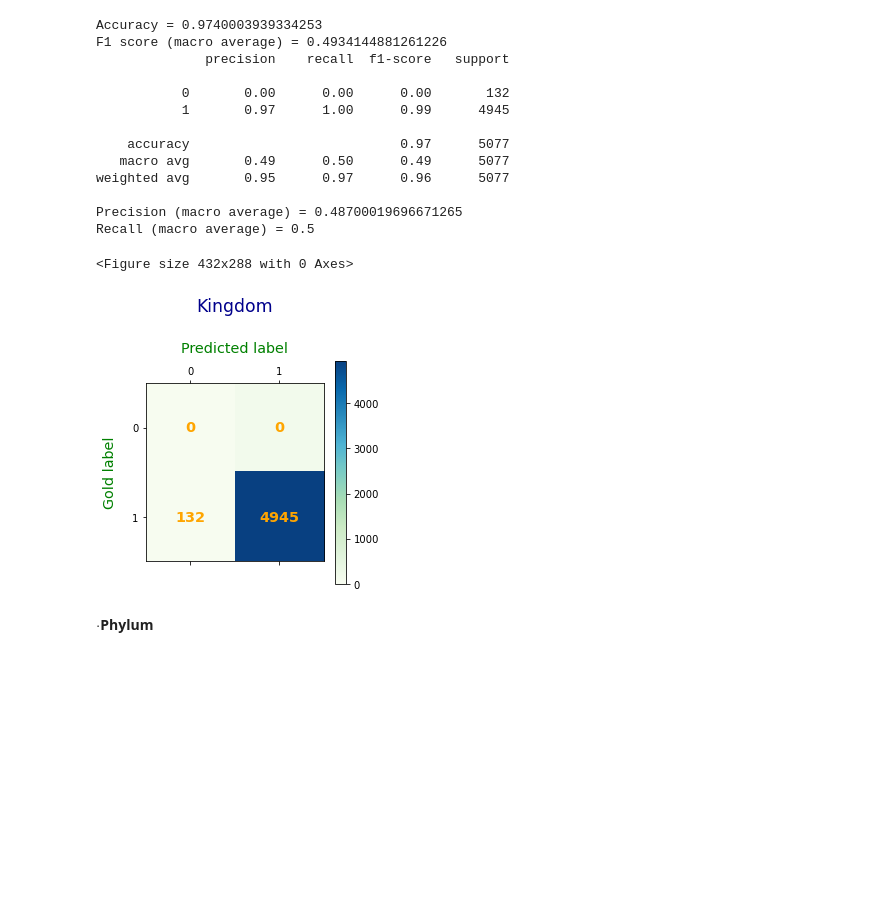
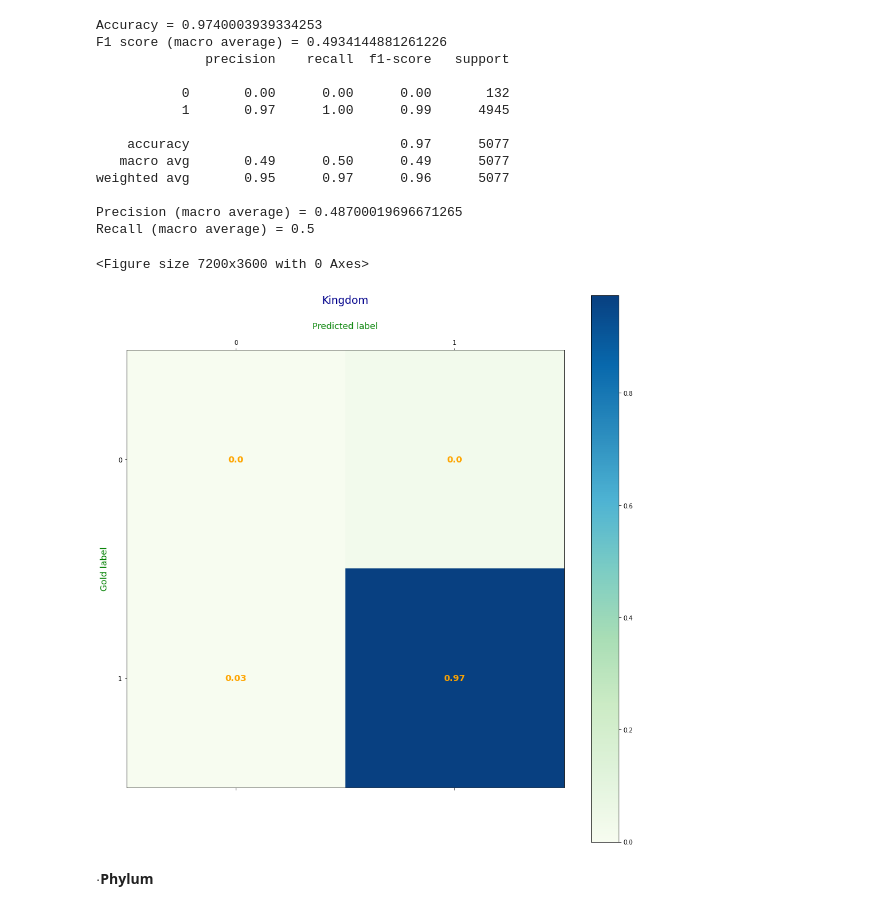
Before and after one commit to Qi920/SummerProjectQiChen, a Jupyter notebook: Optimized/Single-task Learning_7layers_1LSTM_b32_lr0.ipynb, the cells around one changed output. Cells and saved outputs as stored; diff of their text form; code cells hidden in the pictures; blank space fills up the shorter version.

Commit message:
[Optimized] Change the confusion matrix to percentge.
Change the confusion matrix to percentge.

```diff
--- a/Optimized/Single-task Learning_7layers_1LSTM_b32_lr0.ipynb
+++ b/Optimized/Single-task Learning_7layers_1LSTM_b32_lr0.ipynb
@@ -397,23 +397,23 @@ Precision (macro average) = 0.48700019696671265
 Recall (macro average) = 0.5
 # %%
 # 6.2.4 Visualise the results
-cm_k = confusion_matrix(gold_labs_k, pred_labs_k)
+cm_k = confusion_matrix(gold_labs_k, pred_labs_k, normalize = 'pred')
 
 plt.figure()
 plt.matshow(cm_k, cmap = plt.cm.GnBu)
 plt.colorbar()
 
 for i in range(cm_k.shape[0]):
     for j in range(cm_k.shape[1]):
-        plt.text(i,j,str(cm_k[i][j]),color='orange',fontsize='x-large',ha='center',va='center',weight='semibold')
+        plt.text(i,j,str(round(cm_k[i][j],2)),color='orange',fontsize='x-large',ha='center',va='center',weight='semibold')
 
-plt.xlabel('Predicted label',labelpad=-220, fontsize='x-large',color= 'green')
+plt.xlabel('Predicted label',labelpad=-760, fontsize='x-large',color= 'green')
 plt.ylabel('Gold label',labelpad=15, fontsize='x-large',color= 'green')
 plt.title('Kingdom', fontsize='xx-large',pad=30,color= 'darkblue')
 plt.show()
 # %% [output]
-<Figure size 432x288 with 0 Axes>
+<Figure size 7200x3600 with 0 Axes>
-[figure, old version]
+[figure, new version]
 # %%
 # # 6.2.2 Make predictions for kingdom
 # trained_model_lstm_k = joblib.load('stl_kingdom_n1_la7_b32_lr0_op.model')
```
Also changed, not shown: parts of 4 cells of this notebook, 9 other files.
